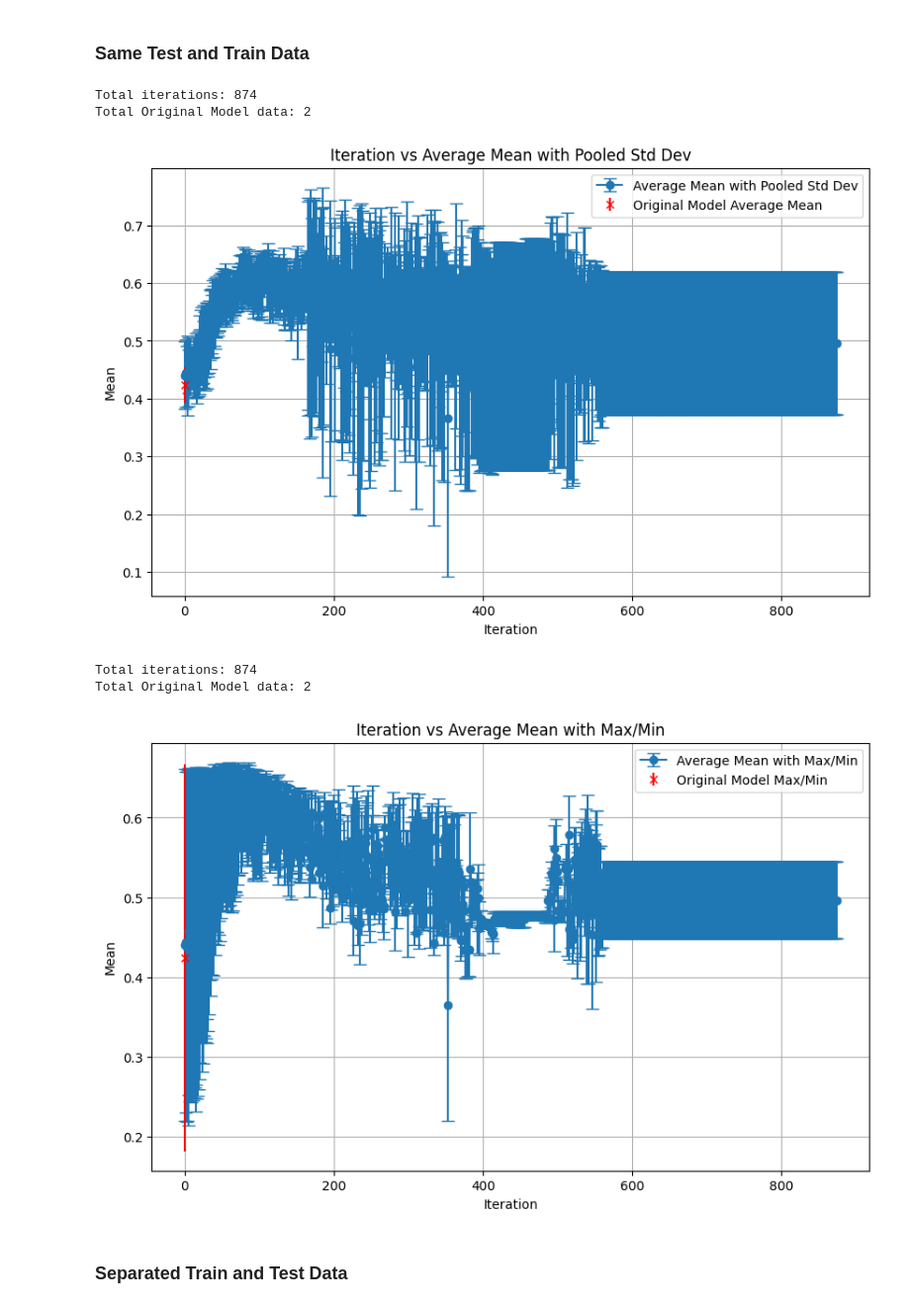
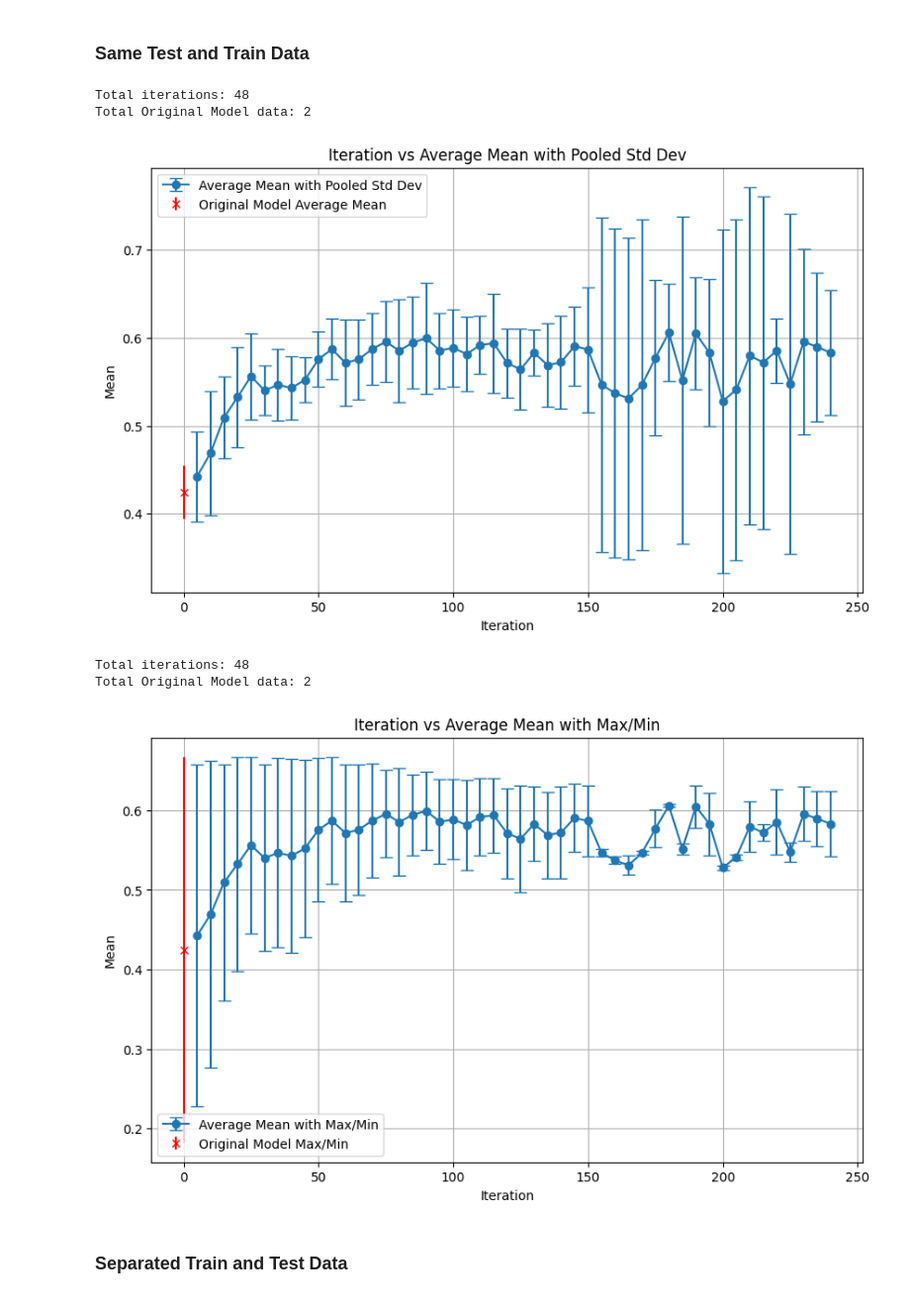
Before and after one commit to Alanhsiu/trl, a Jupyter notebook: plot.ipynb, the cells around one changed output. Shown at 99% size. Saved outputs shown, nothing was run; the diff lists cells and outputs as text; code cells hidden in the pictures.

```diff
--- a/plot.ipynb
+++ b/plot.ipynb
@@ -1,7 +1,7 @@
 # %% [markdown]
 ### Same Test and Train Data
 # %%
-model_output_dir = '/work/b0990106x/trl/model_output/1018-2305'
+model_output_dir = '/work/b0990106x/trl/model_output/1020-1746'
 log_path = f'{model_output_dir}/log_training.log'
 
 import re
@@ -156,38 +156,38 @@ def plot_metrics_v2(data):
 
     # Plot the average means with max/min as error bars
     plt.errorbar(iterations, avg_means, yerr=[lower_errors, upper_errors], fmt='o-', capsize=5, label='Average Mean with Max/Min')
 
     # Plot Original Model data (if available)
     if "Original" in data and len(data["Original"]) > 0:
         original_means = [item[0] for item in data["Original"]]
         original_max_vals = [max(item[0] for item in data["Original"])]
         original_min_vals = [min(item[0] for item in data["Original"])]
         avg_original_mean = np.mean(original_means)
         upper_original_error = max(original_max_vals) - avg_original_mean
         lower_original_error = avg_original_mean - min(original_min_vals)
 
         plt.errorbar([0], [avg_original_mean], yerr=[[lower_original_error], [upper_original_error]], fmt='x', color='r', label='Original Model Max/Min')
 
     plt.xlabel('Iteration')
     plt.ylabel('Mean')
     plt.title('Iteration vs Average Mean with Max/Min')
     plt.grid(True)
     plt.legend()
     plt.show()
 
 # Parse the log file
 data = parse_log_file(log_path)
 
 # Plot the metrics
 plot_metrics(data)
 plot_metrics_v2(data)
 # %% [output]
-Total iterations: 874
+Total iterations: 48
 Total Original Model data: 2
-[figure, old version]
+[figure, new version]
-Total iterations: 874
+Total iterations: 48
 Total Original Model data: 2
-[figure, old version]
+[figure, new version]
 # %% [markdown]
 ### Separated Train and Test Data
 # %%
```
Also changed, not shown: parts of 4 cells of this notebook, 9 other files.
